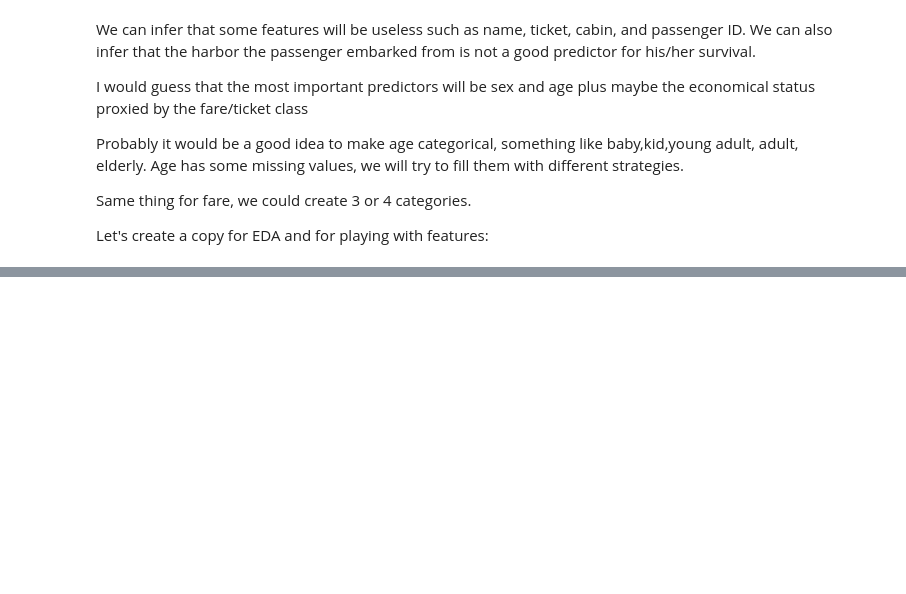
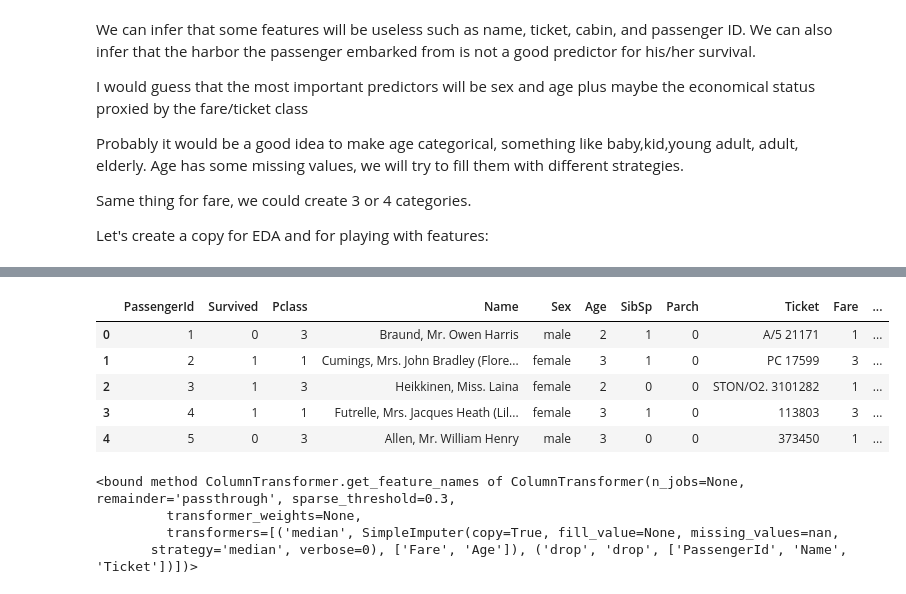
Before and after one commit to LooseDaMoose/myHandsOnDS, a Jupyter notebook: chapter3/C3Ex3_Titanic.ipynb, the cells around one changed output, grey strips where cells are left out. Saved outputs shown, nothing was run; the diff lists cells and outputs as text; code cells hidden in the pictures; blank space fills up the shorter version.

```diff
--- a/chapter3/C3Ex3_Titanic.ipynb
+++ b/chapter3/C3Ex3_Titanic.ipynb
@@ -171,0 +219,30 @@ from sklearn.preprocessing import OneHotEncoder
+# %%
+from sklearn.base import BaseEstimator, TransformerMixin
+class TitaniCat(BaseEstimator, TransformerMixin):
+    def __init__(self):
+        pass
+    def fit(self, X, y=None):
+        return self
+    def transform(self, X):
+        assert isinstance(X, pd.DataFrame)
+        X["Fare"] = pd.cut(X["Fare"], bins = [0.0, 30.0, 50.0, 100.0, np.inf], labels = [1, 2, 3, 4])
+        X["Age"] = pd.cut(X["Age"], bins = [0.0, 10.0, 30.0, 50.0, np.inf], labels = [1, 2, 3, 4])
+        return X
+train = train_df.copy()
+test = TitaniCat()
+f = test.fit_transform(train)
+f.head()
+# %% [output]
+|  | PassengerId | Survived | Pclass | Name | Sex | Age | SibSp | Parch | Ticket | Fare | ... |
+| 0 | 1 | 0 | 3 | Braund, Mr. Owen Harris | male | 2 | 1 | 0 | A/5 21171 | 1 | ... |
+| 1 | 2 | 1 | 1 | Cumings, Mrs. John Bradley (Flore... | female | 3 | 1 | 0 | PC 17599 | 3 | ... |
+| 2 | 3 | 1 | 3 | Heikkinen, Miss. Laina | female | 2 | 0 | 0 | STON/O2. 3101282 | 1 | ... |
+| 3 | 4 | 1 | 1 | Futrelle, Mrs. Jacques Heath (Lil... | female | 3 | 1 | 0 | 113803 | 3 | ... |
+| 4 | 5 | 0 | 3 | Allen, Mr. William Henry | male | 3 | 0 | 0 | 373450 | 1 | ... |
+# %%
+one.get_feature_names
+# %% [output]
+<bound method ColumnTransformer.get_feature_names of ColumnTransformer(n_jobs=None, remainder='passthrough', sparse_threshold=0.3,
+         transformer_weights=None,
+         transformers=[('median', SimpleImputer(copy=True, fill_value=None, missing_values=nan,
+       strategy='median', verbose=0), ['Fare', 'Age']), ('drop', 'drop', ['PassengerId', 'Name', 'Ticket'])])>
```
Also changed, not shown: parts of 14 cells of this notebook.
